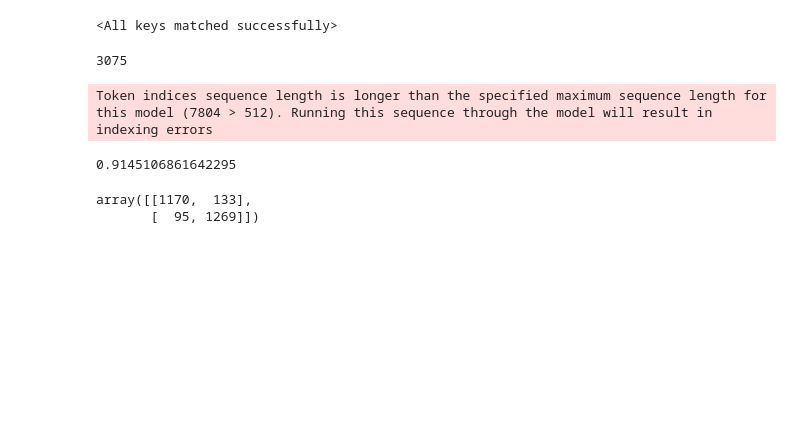
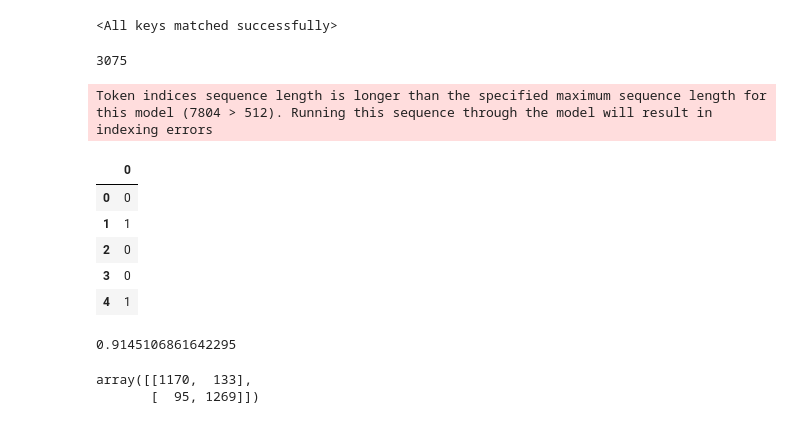
Before and after one commit to robd123/IndepResearch, a Jupyter notebook: BugClassificationBERT_PrioOnly_CV_Final.ipynb, the cells around one changed output. Drawn from its saved outputs; the diff is of its cells as text; code cells hidden in the pictures; blank space fills up the shorter version.

```diff
--- a/BugClassificationBERT_PrioOnly_CV_Final.ipynb
+++ b/BugClassificationBERT_PrioOnly_CV_Final.ipynb
@@ -346,9 +348,7 @@ import pandas as pd
 
 class BugData(Dataset):
     def __init__(self, df, tokenizer, type_path, num_samples, input_length=4096, output_length=4096, print_text=False):
-        ## Shuffle data set
         self.dataset = []
-        val_size = int(0.2 * df.shape[0])
 
         inps = df["text"].values.tolist()
         lbls = df["target"].values.tolist()
@@ -415,14 +415,6 @@ class BERTBugClassifier(pl.LightningModule):
         self.tokenizer = BertTokenizer.from_pretrained("bert-base-uncased", do_lower_case=True)
         self.output_dir = Path(self.hparams.output_dir)
         self.step_count = 0
-
-    def ign_forward(self, input_ids, attention_mask=None, token_type_ids=None, labels=None):
-        return self.model(
-                input_ids,
-                attention_mask=attention_mask,
-                token_type_ids=token_type_ids,
-                labels=labels
-            )
 
     def train_dataloader(self):
         train_dataset = get_dataset(tokenizer=self.tokenizer, type_path="train", num_samples=-1, args=self.hparams)
@@ -702,7 +694,7 @@ Some weights of the model checkpoint at bert-base-uncased were not used when ini
 Some weights of BertForSequenceClassification were not initialized from the model checkpoint at bert-base-uncased and are newly initialized: ['classifier.bias', 'classifier.weight']
 You should probably TRAIN this model on a down-stream task to be able to use it for predictions and inference.
 # %%
-model.load_state_dict(torch.load('/content/sample_data/bc_type_bert_model_cv.pt'))
+model.load_state_dict(torch.load('/content/sample_data/bc_prio_bert_model_cv.pt'))
 # %% [output]
 <All keys matched successfully>
 # %%
@@ -729,6 +721,22 @@ for record in dataset:
     preds.append(int(pred[0].cpu()))
 # %% [output]
 Token indices sequence length is longer than the specified maximum sequence length for this model (7804 > 512). Running this sequence through the model will result in indexing errors
+# %%
+target_df = pd.DataFrame(targets)
+pred_df = pd.DataFrame(preds)
+target_df['type'] = ['P1' if a == 0 else 'P2' for a in target_df[0]]
+pred_df['type'] = ['P1' if a == 0 else 'P2' for a in pred_df[0]]
+target_df.to_csv('/target_prio_out.csv')
+pred_df.to_csv('/pred_prio_out.csv')
+# %%
+target_df.head()
+# %% [output]
+|  | 0 |
+| 0 | 0 |
+| 1 | 1 |
+| 2 | 0 |
+| 3 | 0 |
+| 4 | 1 |
 # %%
 from sklearn.metrics import confusion_matrix, classification_report, accuracy_score
 # %%
```
Also changed, not shown: parts of 11 cells of this notebook.
